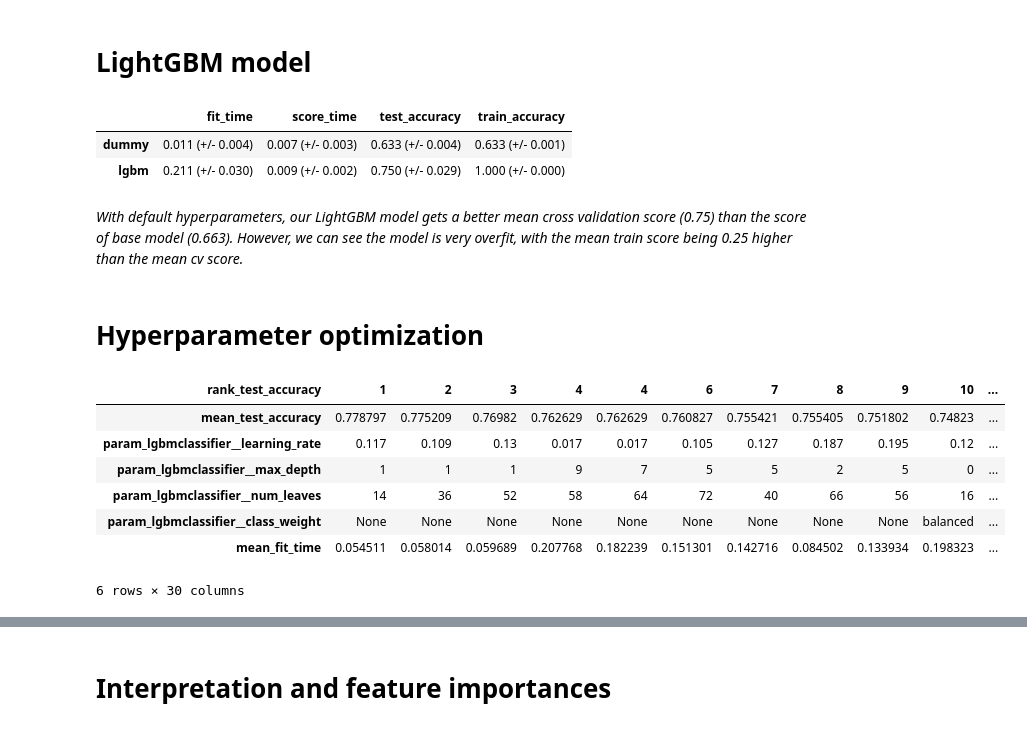
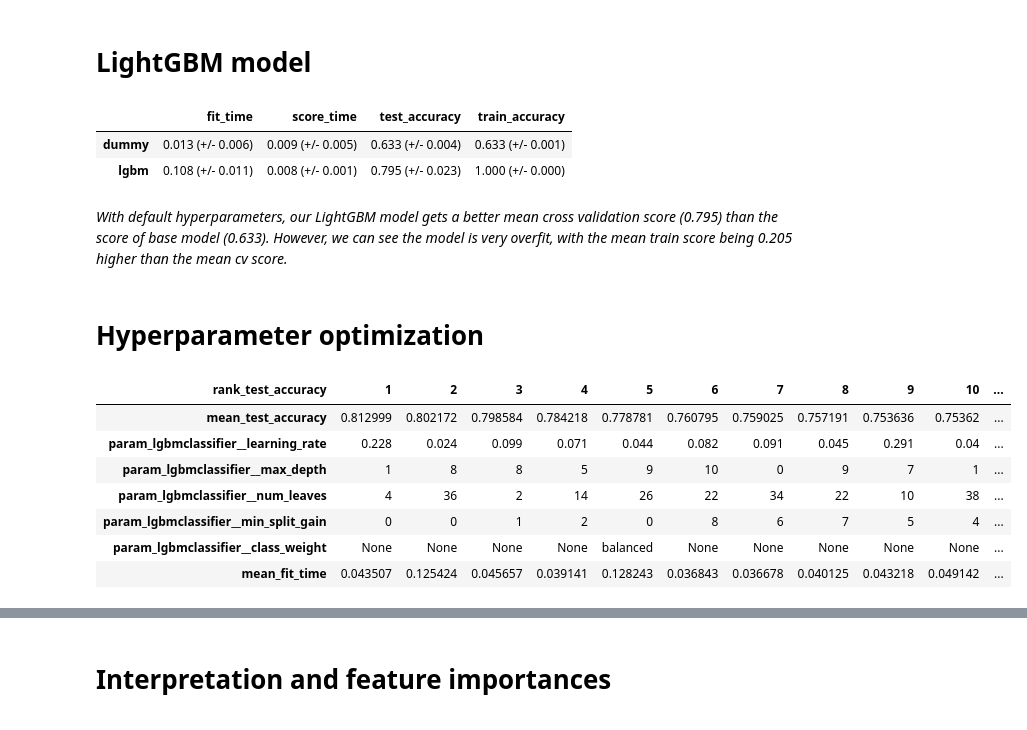
Before and after one commit to Capstone-Project-JYSF/Allard, a Jupyter notebook: models/LightGBM.ipynb, the cells around one changed output, grey strips where cells are left out. Drawn from its saved outputs; the diff is of its cells as text; code cells hidden in the pictures.

```diff
--- a/models/LightGBM.ipynb
+++ b/models/LightGBM.ipynb
@@ -37,15 +37,6 @@ Data columns (total 47 columns):
  46  T6 present?                                                                                                                                                                                         ...
 dtypes: float64(6), int64(37), object(4)
 memory usage: 255.7+ KB
-# %%
-data = data.rename(columns={
-    'What was the length of the tenancy, or in other words, how long had the tenants lived at the residence in question? '
-    :'What was the length of the tenancy',
-    'What was the amount of the rental deposit? ':'rental deposit amount',
-    'If any rent increases occurred, what was the rent after the increase(s)?':'was there an rent increases',
-    'Over how many months did the arrears accumulate? ':'Over how many months did the arrears accumulate?',
-    'If the tenant made a payment on the arrears after the eviction notice was served and/or prior to the hearing, what was the amount of the payment? ':'Does the tenant made a payment on the arrears after the eviction notice',
-    'What were the specific mental, medical, or physical conditions of the tenant, if any? ':'What were the specific mental, medical, or physical conditions of the tenant, if any?'})
 # %%
 train_df, test_df = train_test_split(data, test_size=0.2, random_state=123)
 X_train, y_train = train_df.drop(columns = ["What was the outcome of the case?"]), train_df["What was the outcome of the case?"]
@@ -218,54 +207,56 @@ results_df = pd.DataFrame(results_dict).T
 results_df
 # %% [output]
 |  | fit_time | score_time | test_accuracy | train_accuracy |
-| dummy | 0.011 (+/- 0.004) | 0.007 (+/- 0.003) | 0.633 (+/- 0.004) | 0.633 (+/- 0.001) |
-| lgbm | 0.211 (+/- 0.030) | 0.009 (+/- 0.002) | 0.750 (+/- 0.029) | 1.000 (+/- 0.000) |
+| dummy | 0.013 (+/- 0.006) | 0.009 (+/- 0.005) | 0.633 (+/- 0.004) | 0.633 (+/- 0.001) |
+| lgbm | 0.108 (+/- 0.011) | 0.008 (+/- 0.001) | 0.795 (+/- 0.023) | 1.000 (+/- 0.000) |
 # %% [markdown]
-_With default hyperparameters, our LightGBM model gets a better mean cross validation score (0.75) than the score of base model (0.663). However, we can see the model is very overfit, with the mean train score being 0.25 higher than the mean cv score._
+_With default hyperparameters, our LightGBM model gets a better mean cross validation score (0.795) than the score of base model (0.633). However, we can see the model is very overfit, with the mean train score being 0.205 higher than the mean cv score._
 # %% [markdown]
 # Hyperparameter optimization
 # %%
 param_grid = {
-    "lgbmclassifier__learning_rate": np.arange(0.01, 0.2, 0.001),
+    "lgbmclassifier__learning_rate": np.arange(0.01, 0.3, 0.001),
     "lgbmclassifier__max_depth": np.arange(0, 12, 1),
-    "lgbmclassifier__num_leaves": np.arange(10, 80, 2),
+    "lgbmclassifier__num_leaves": np.arange(2, 40, 2),
+    "lgbmclassifier__min_split_gain": np.arange(0, 15, 1),
     "lgbmclassifier__class_weight": ["balanced", None]
 }
 
 random_search = RandomizedSearchCV(
     pipe_lgbm,
     param_grid,
     n_jobs=-1,
-    n_iter=30,
+    n_iter=20,
     random_state=123,
     scoring=scoring_metrics,
     refit='accuracy',
     return_train_score=True
 )
 
 random_search.fit(X_train, y_train)
 
 results = pd.DataFrame(random_search.cv_results_)[
     [
         "mean_test_accuracy",
         "param_lgbmclassifier__learning_rate",
         "param_lgbmclassifier__max_depth",
         "param_lgbmclassifier__num_leaves",
+        "param_lgbmclassifier__min_split_gain",
         "param_lgbmclassifier__class_weight",
         "mean_fit_time",
         "rank_test_accuracy",
     ]
 ].set_index("rank_test_accuracy").sort_index().T
 results
 # %% [output]
-| rank_test_accuracy | 1 | 2 | 3 | 4 | 4 | 6 | 7 | 8 | 9 | 10 | ... |
-| mean_test_accuracy | 0.778797 | 0.775209 | 0.76982 | 0.762629 | 0.762629 | 0.760827 | 0.755421 | 0.755405 | 0.751802 | 0.74823 | ... |
-| param_lgbmclassifier__learning_rate | 0.117 | 0.109 | 0.13 | 0.017 | 0.017 | 0.105 | 0.127 | 0.187 | 0.195 | 0.12 | ... |
-| param_lgbmclassifier__max_depth | 1 | 1 | 1 | 9 | 7 | 5 | 5 | 2 | 5 | 0 | ... |
-| param_lgbmclassifier__num_leaves | 14 | 36 | 52 | 58 | 64 | 72 | 40 | 66 | 56 | 16 | ... |
-| param_lgbmclassifier__class_weight | None | None | None | None | None | None | None | None | None | balanced | ... |
-| mean_fit_time | 0.054511 | 0.058014 | 0.059689 | 0.207768 | 0.182239 | 0.151301 | 0.142716 | 0.084502 | 0.133934 | 0.198323 | ... |
+| rank_test_accuracy | 1 | 2 | 3 | 4 | 5 | 6 | 7 | 8 | 9 | 10 | ... |
+| mean_test_accuracy | 0.812999 | 0.802172 | 0.798584 | 0.784218 | 0.778781 | 0.760795 | 0.759025 | 0.757191 | 0.753636 | 0.75362 | ... |
+| param_lgbmclassifier__learning_rate | 0.228 | 0.024 | 0.099 | 0.071 | 0.044 | 0.082 | 0.091 | 0.045 | 0.291 | 0.04 | ... |
+| param_lgbmclassifier__max_depth | 1 | 8 | 8 | 5 | 9 | 10 | 0 | 9 | 7 | 1 | ... |
+| param_lgbmclassifier__num_leaves | 4 | 36 | 2 | 14 | 26 | 22 | 34 | 22 | 10 | 38 | ... |
+| param_lgbmclassifier__min_split_gain | 0 | 0 | 1 | 2 | 0 | 8 | 6 | 7 | 5 | 4 | ... |
+| param_lgbmclassifier__class_weight | None | None | None | None | balanced | None | None | None | None | None | ... |
+| mean_fit_time | 0.043507 | 0.125424 | 0.045657 | 0.039141 | 0.128243 | 0.036843 | 0.036678 | 0.040125 | 0.043218 | 0.049142 | ... |
-6 rows × 30 columns
 # %%
 best_pipe_lgbm = make_pipeline(
     preprocessor,
```
Also changed, not shown: parts of 10 cells of this notebook.
